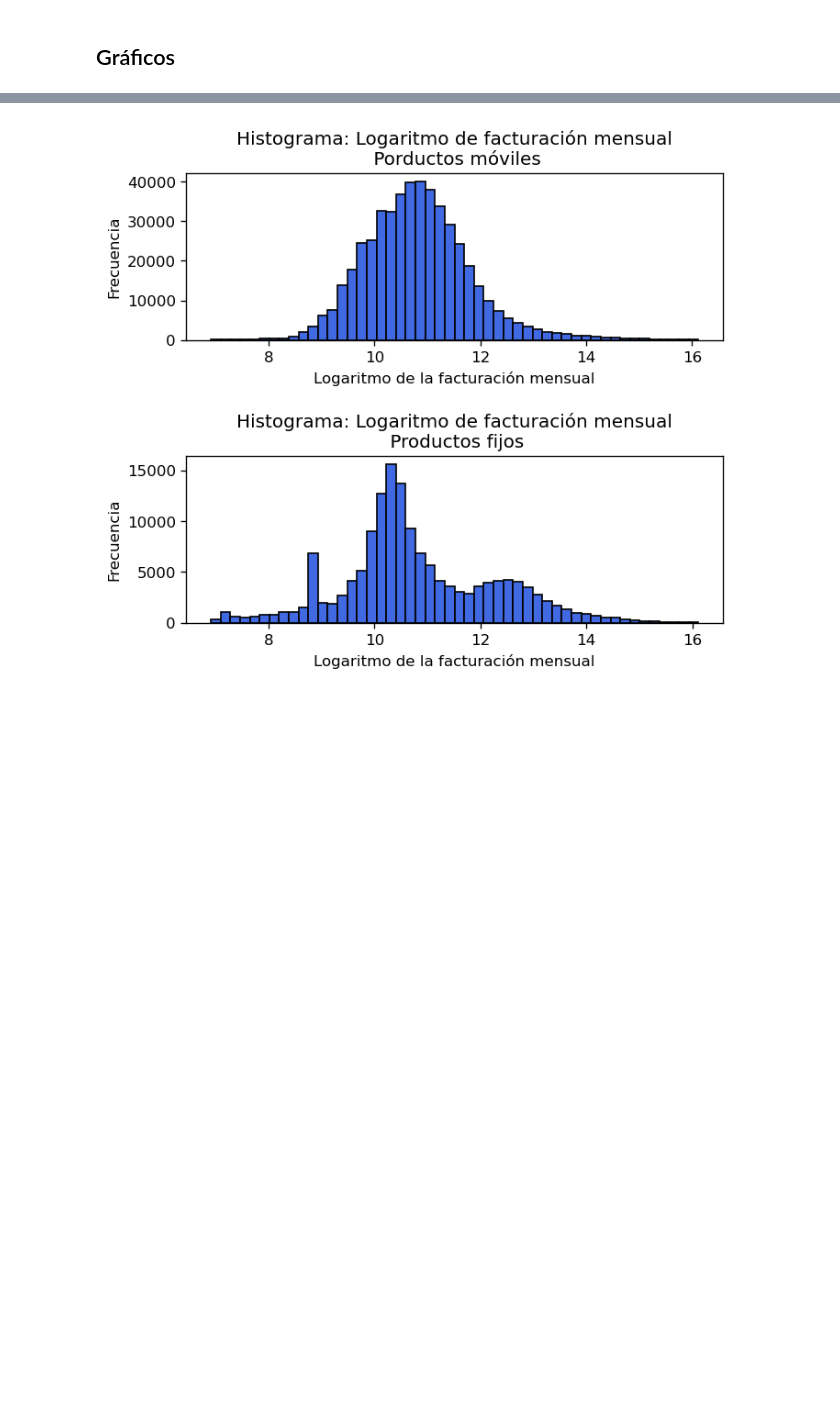
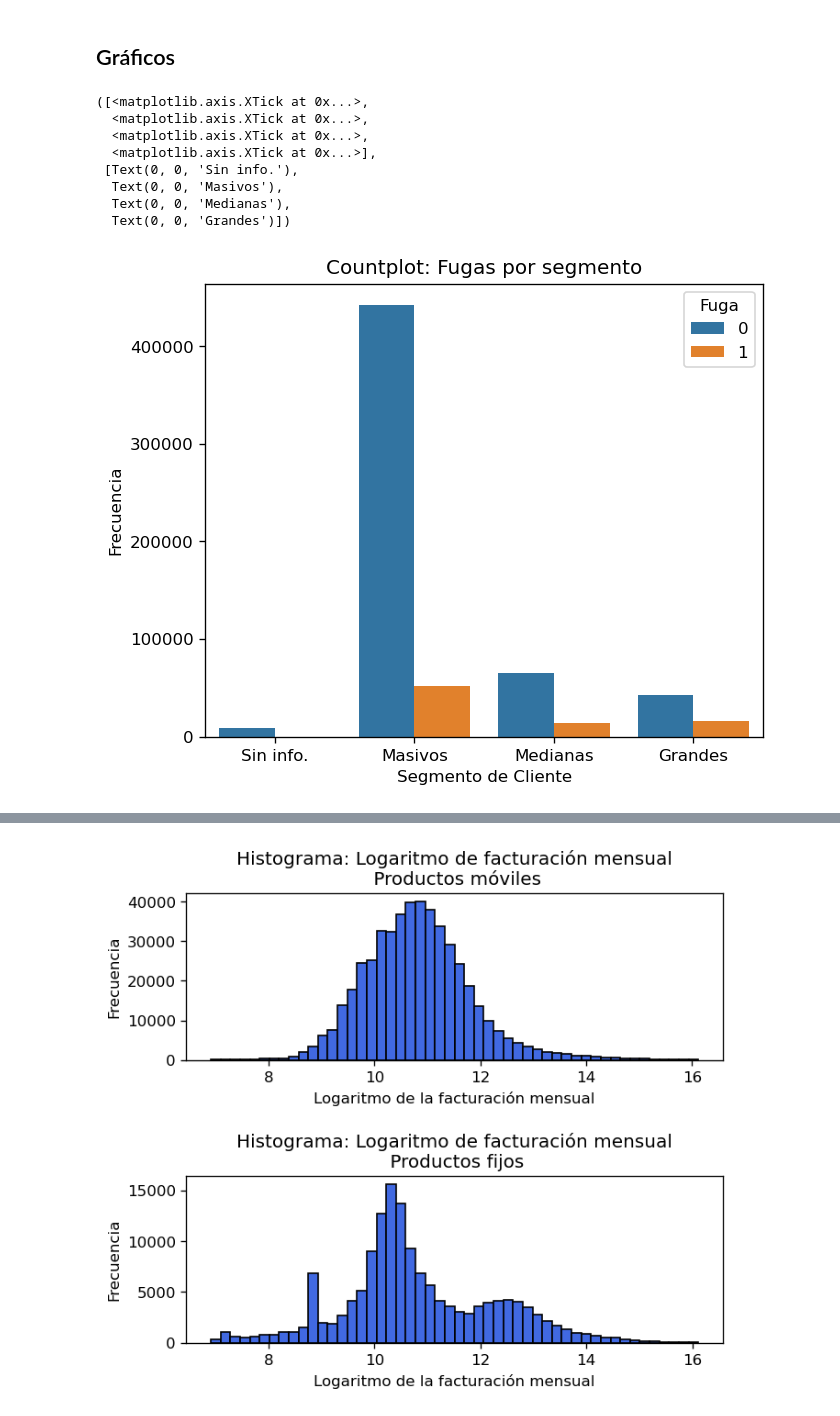
Before and after one commit to felipejorqueradiaz/Entel---Customer-Experience, a Jupyter notebook: Preprocesamiento.ipynb, the cells around one changed output, grey strips where cells are left out. Drawn from its saved outputs; the diff is of its cells as text; code cells hidden in the pictures; blank space fills up the shorter version.

```diff
--- a/Preprocesamiento.ipynb
+++ b/Preprocesamiento.ipynb
@@ -98,3 +98,22 @@ df3['n_recl_com_cumsum'] = df3.groupby(['encriptado', 'segmento', 'tipo'])['n_re
 df3['n_recl_tec_cumsum'] = df3.groupby(['encriptado', 'segmento', 'tipo'])['n_recl_tec'].transform(pd.Series.cumsum)
 # %% [markdown]
 ## Gráficos
+# %%
+plt.figure(figsize=(6, 5), dpi=120)
+sns.countplot(x="segmento", hue="churn", data=df3, order=rank)
+plt.xlabel('Segmento de Cliente')
+plt.ylabel('Frecuencia')
+plt.title('Countplot: Fugas por segmento')
+plt.legend(title='Fuga')
+plt.xticks(ticks = range(0,4),
+           labels=['Sin info.', 'Masivos', 'Medianas' , 'Grandes'])
+# %% [output]
+([<matplotlib.axis.XTick at 0x...>,
+  <matplotlib.axis.XTick at 0x...>,
+  <matplotlib.axis.XTick at 0x...>,
+  <matplotlib.axis.XTick at 0x...>],
+ [Text(0, 0, 'Sin info.'),
+  Text(0, 0, 'Masivos'),
+  Text(0, 0, 'Medianas'),
+  Text(0, 0, 'Grandes')])
+[figure, added]
```
Also changed, not shown: parts of 11 cells of this notebook.
